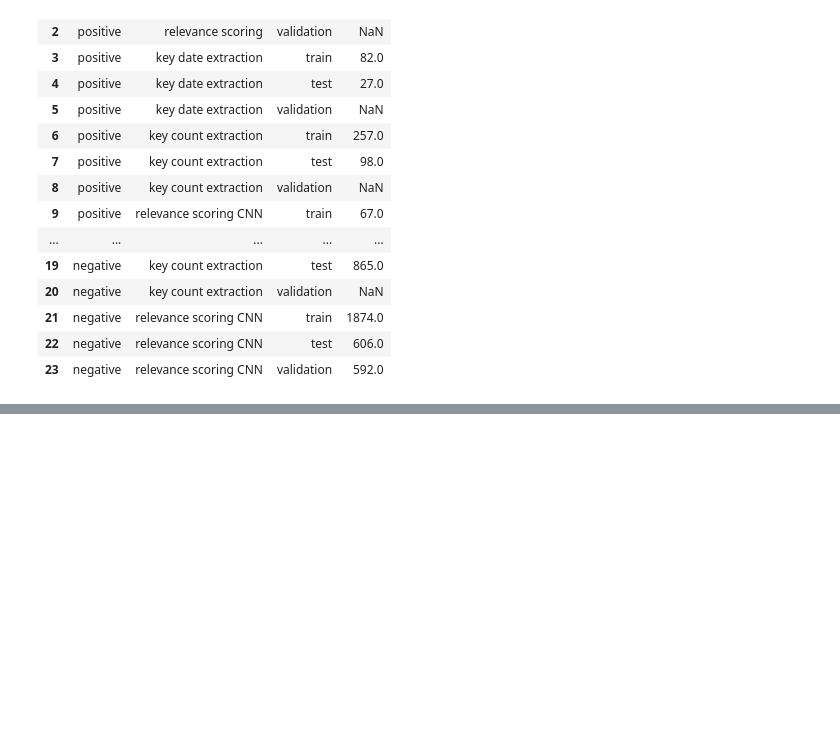
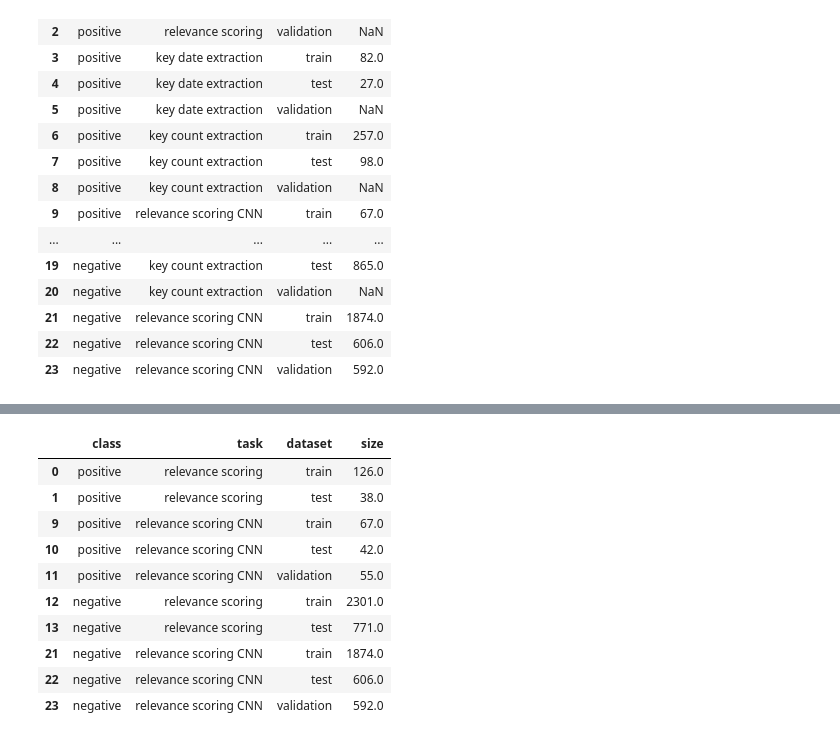
Before and after one commit to aauss/EventEpi, a Jupyter notebook: notebooks/dataset_plot.ipynb, the cells around one changed output, grey strips where cells are left out. Cells and saved outputs as stored; diff of their text form; code cells hidden in the pictures; blank space fills up the shorter version.

```diff
--- a/notebooks/dataset_plot.ipynb
+++ b/notebooks/dataset_plot.ipynb
@@ -27 +41,16 @@ data
+# %%
+relevance_scoring = data.query("task.str.startswith('relevance scoring')").dropna()
+relevance_scoring
+# %% [output]
+|  | class | task | dataset | size |
+| 0 | positive | relevance scoring | train | 126.0 |
+| 1 | positive | relevance scoring | test | 38.0 |
+| 9 | positive | relevance scoring CNN | train | 67.0 |
+| 10 | positive | relevance scoring CNN | test | 42.0 |
+| 11 | positive | relevance scoring CNN | validation | 55.0 |
+| 12 | negative | relevance scoring | train | 2301.0 |
+| 13 | negative | relevance scoring | test | 771.0 |
+| 21 | negative | relevance scoring CNN | train | 1874.0 |
+| 22 | negative | relevance scoring CNN | test | 606.0 |
+| 23 | negative | relevance scoring CNN | validation | 592.0 |
 # %%
```
Also changed, not shown: parts of 6 cells of this notebook.
